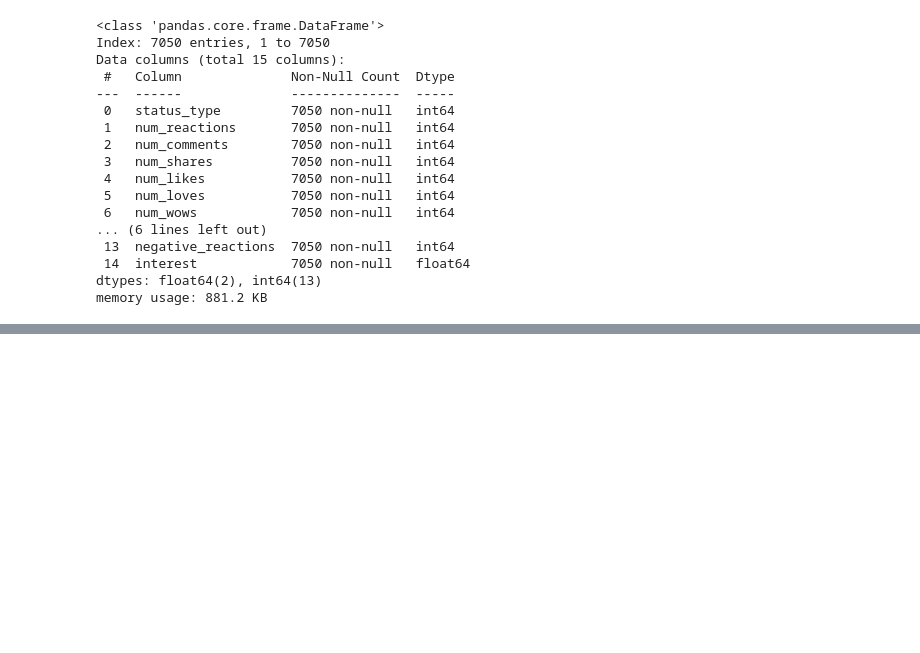
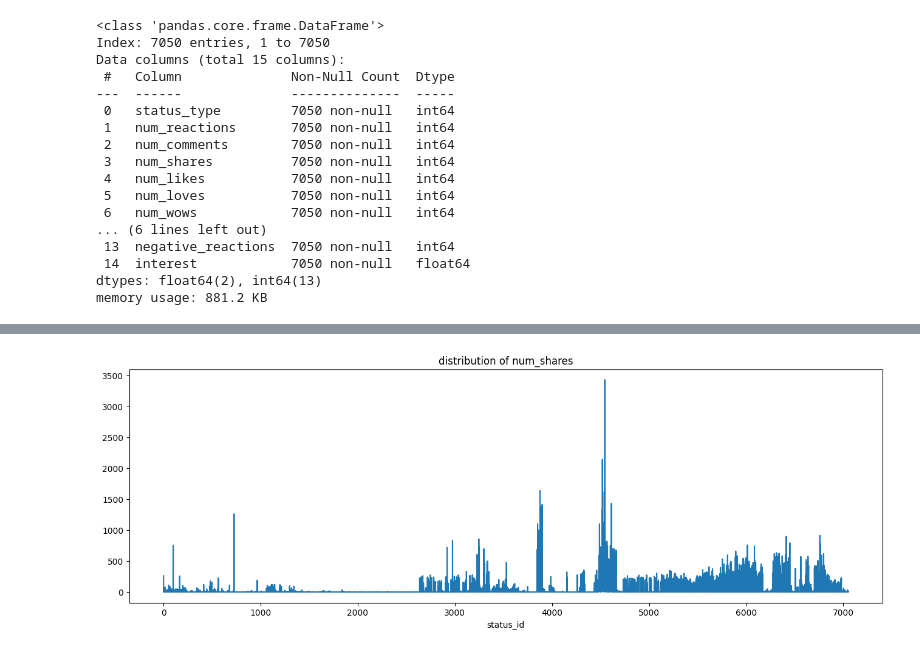
Before and after one commit to SeanWang0027/ML-clustering, a Jupyter notebook: clustering.ipynb, the cells around one changed output, grey strips where cells are left out. Drawn from its saved outputs; the diff is of its cells as text; code cells hidden in the pictures; blank space fills up the shorter version.

```diff
--- a/clustering.ipynb
+++ b/clustering.ipynb
@@ -353,0 +384,7 @@ clean_data.to_csv('./dataset/clean.csv',index=True)
+# %%
+nr_ns = clean_data.num_shares.plot(kind='line', figsize=(16,5), title='distribution of num_shares')
+
+fig = nr_ns.figure
+fig.savefig('./result/img/2.vis_num_shares.png',dpi=300)
+# %% [output]
+[figure, added]
```
Also changed, not shown: parts of 17 cells of this notebook, 15 other files.
